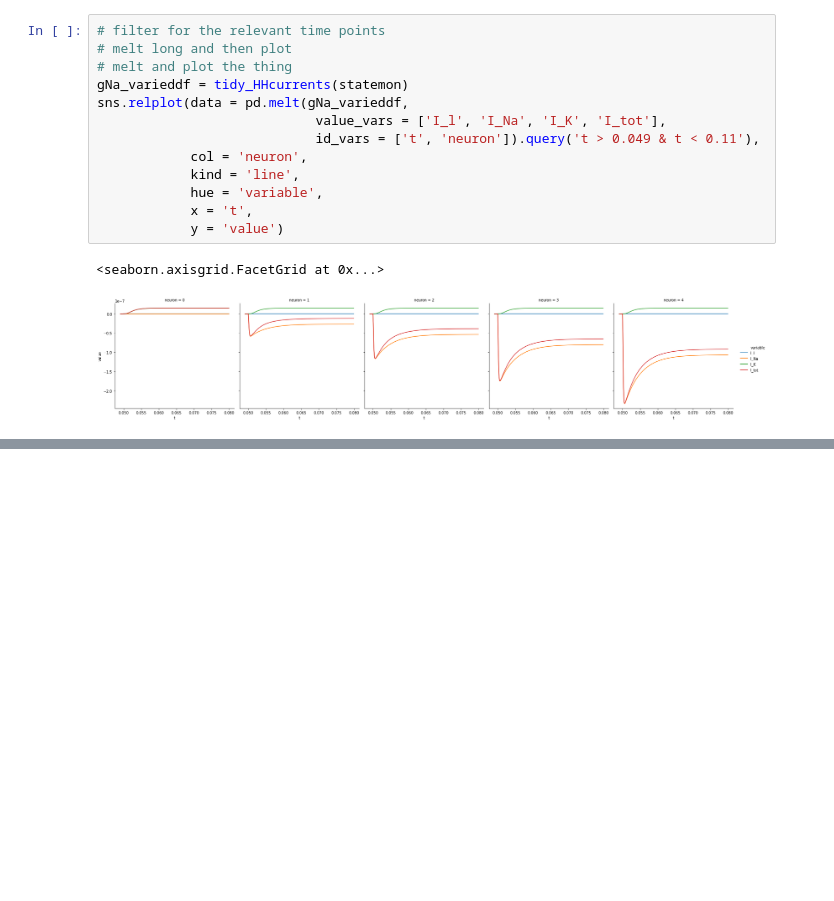
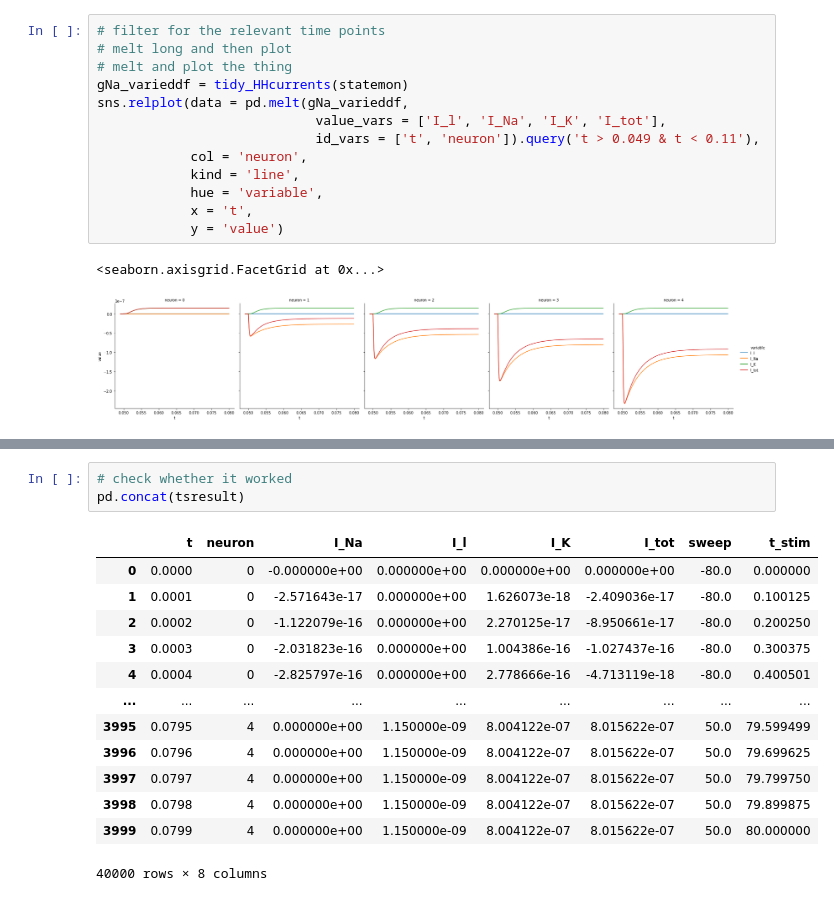
Before and after one commit to linusconrad/neurodynamics-learning, a Jupyter notebook: HHsandbox.ipynb, the cells around one changed output, grey strips where cells are left out. Saved outputs shown, nothing was run; the diff lists cells and outputs as text; blank space fills up the shorter version.

```diff
--- a/HHsandbox.ipynb
+++ b/HHsandbox.ipynb
@@ -801,0 +850,17 @@ sns.relplot(data = pd.melt(gNa_varieddf,
+# %%
+# check whether it worked
+pd.concat(tsresult)
+# %% [output]
+|  | t | neuron | I_Na | I_l | I_K | I_tot | sweep | t_stim |
+| 0 | 0.0000 | 0 | -0.000000e+00 | 0.000000e+00 | 0.000000e+00 | 0.000000e+00 | -80.0 | 0.000000 |
+| 1 | 0.0001 | 0 | -2.571643e-17 | 0.000000e+00 | 1.626073e-18 | -2.409036e-17 | -80.0 | 0.100125 |
+| 2 | 0.0002 | 0 | -1.122079e-16 | 0.000000e+00 | 2.270125e-17 | -8.950661e-17 | -80.0 | 0.200250 |
+| 3 | 0.0003 | 0 | -2.031823e-16 | 0.000000e+00 | 1.004386e-16 | -1.027437e-16 | -80.0 | 0.300375 |
+| 4 | 0.0004 | 0 | -2.825797e-16 | 0.000000e+00 | 2.778666e-16 | -4.713119e-18 | -80.0 | 0.400501 |
+| ... | ... | ... | ... | ... | ... | ... | ... | ... |
+| 3995 | 0.0795 | 4 | 0.000000e+00 | 1.150000e-09 | 8.004122e-07 | 8.015622e-07 | 50.0 | 79.599499 |
+| 3996 | 0.0796 | 4 | 0.000000e+00 | 1.150000e-09 | 8.004122e-07 | 8.015622e-07 | 50.0 | 79.699625 |
+| 3997 | 0.0797 | 4 | 0.000000e+00 | 1.150000e-09 | 8.004122e-07 | 8.015622e-07 | 50.0 | 79.799750 |
+| 3998 | 0.0798 | 4 | 0.000000e+00 | 1.150000e-09 | 8.004122e-07 | 8.015622e-07 | 50.0 | 79.899875 |
+| 3999 | 0.0799 | 4 | 0.000000e+00 | 1.150000e-09 | 8.004122e-07 | 8.015622e-07 | 50.0 | 80.000000 |
+40000 rows × 8 columns
```
Also changed, not shown: parts of 11 cells of this notebook, 1 other file.
